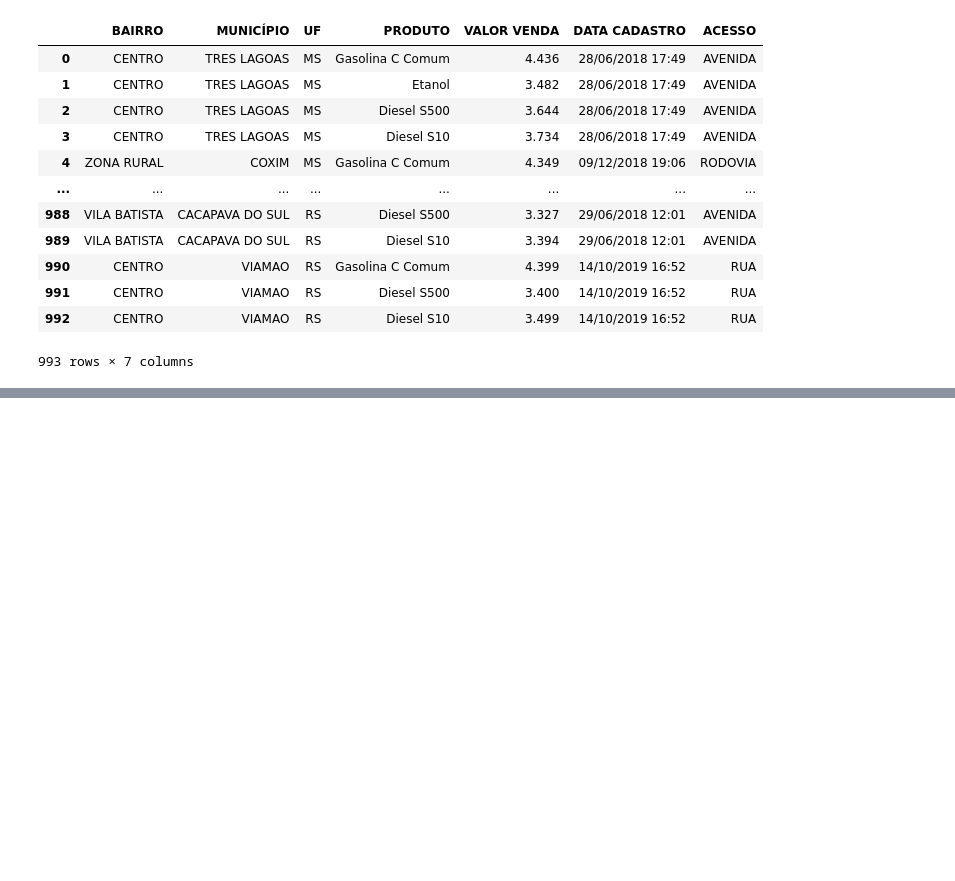
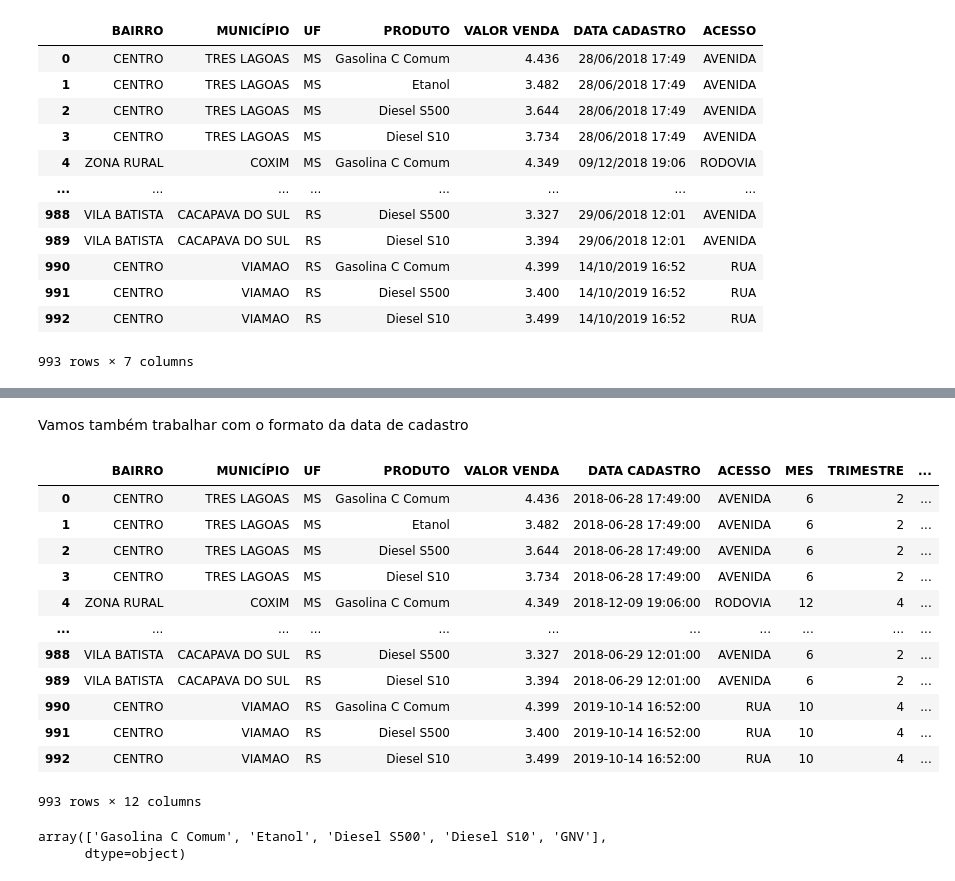
Before and after one commit to Polegss/MD_Bio, a Jupyter notebook: base.ipynb, the cells around one changed output, grey strips where cells are left out. Drawn from its saved outputs; the diff is of its cells as text; code cells hidden in the pictures; blank space fills up the shorter version.

```diff
--- a/base.ipynb
+++ b/base.ipynb
@@ -237,2 +237,32 @@ QUADRA        3
 DISTRITO      2
 Name: ACESSO, dtype: int64
+# %% [markdown]
+Vamos também trabalhar com o formato da data de cadastro
+# %%
+infopreco_df['DATA CADASTRO'] =  pd.to_datetime(infopreco_df['DATA CADASTRO'], format='%d/%m/%Y %H:%M')
+infopreco_df['MES'] = infopreco_df['DATA CADASTRO'].dt.month
+infopreco_df['TRIMESTRE'] = infopreco_df['DATA CADASTRO'].dt.quarter
+infopreco_df['ANO']= infopreco_df['DATA CADASTRO'].dt.year
+infopreco_df['DIA'] = infopreco_df['DATA CADASTRO'].dt.day
+infopreco_df['SEMANA'] = infopreco_df['DATA CADASTRO'].dt.week
+# %%
+infopreco_df
+# %% [output]
+|  | BAIRRO | MUNICÍPIO | UF | PRODUTO | VALOR VENDA | DATA CADASTRO | ACESSO | MES | TRIMESTRE | ... |
+| 0 | CENTRO | TRES LAGOAS | MS | Gasolina C Comum | 4.436 | 2018-06-28 17:49:00 | AVENIDA | 6 | 2 | ... |
+| 1 | CENTRO | TRES LAGOAS | MS | Etanol | 3.482 | 2018-06-28 17:49:00 | AVENIDA | 6 | 2 | ... |
+| 2 | CENTRO | TRES LAGOAS | MS | Diesel S500 | 3.644 | 2018-06-28 17:49:00 | AVENIDA | 6 | 2 | ... |
+| 3 | CENTRO | TRES LAGOAS | MS | Diesel S10 | 3.734 | 2018-06-28 17:49:00 | AVENIDA | 6 | 2 | ... |
+| 4 | ZONA RURAL | COXIM | MS | Gasolina C Comum | 4.349 | 2018-12-09 19:06:00 | RODOVIA | 12 | 4 | ... |
+| ... | ... | ... | ... | ... | ... | ... | ... | ... | ... | ... |
+| 988 | VILA BATISTA | CACAPAVA DO SUL | RS | Diesel S500 | 3.327 | 2018-06-29 12:01:00 | AVENIDA | 6 | 2 | ... |
+| 989 | VILA BATISTA | CACAPAVA DO SUL | RS | Diesel S10 | 3.394 | 2018-06-29 12:01:00 | AVENIDA | 6 | 2 | ... |
+| 990 | CENTRO | VIAMAO | RS | Gasolina C Comum | 4.399 | 2019-10-14 16:52:00 | RUA | 10 | 4 | ... |
+| 991 | CENTRO | VIAMAO | RS | Diesel S500 | 3.400 | 2019-10-14 16:52:00 | RUA | 10 | 4 | ... |
+| 992 | CENTRO | VIAMAO | RS | Diesel S10 | 3.499 | 2019-10-14 16:52:00 | RUA | 10 | 4 | ... |
+993 rows × 12 columns
+# %%
+infopreco_df['PRODUTO'].unique()
+# %% [output]
+array(['Gasolina C Comum', 'Etanol', 'Diesel S500', 'Diesel S10', 'GNV'],
+      dtype=object)
```
Also changed, not shown: parts of 3 cells of this notebook, 2 other files.
